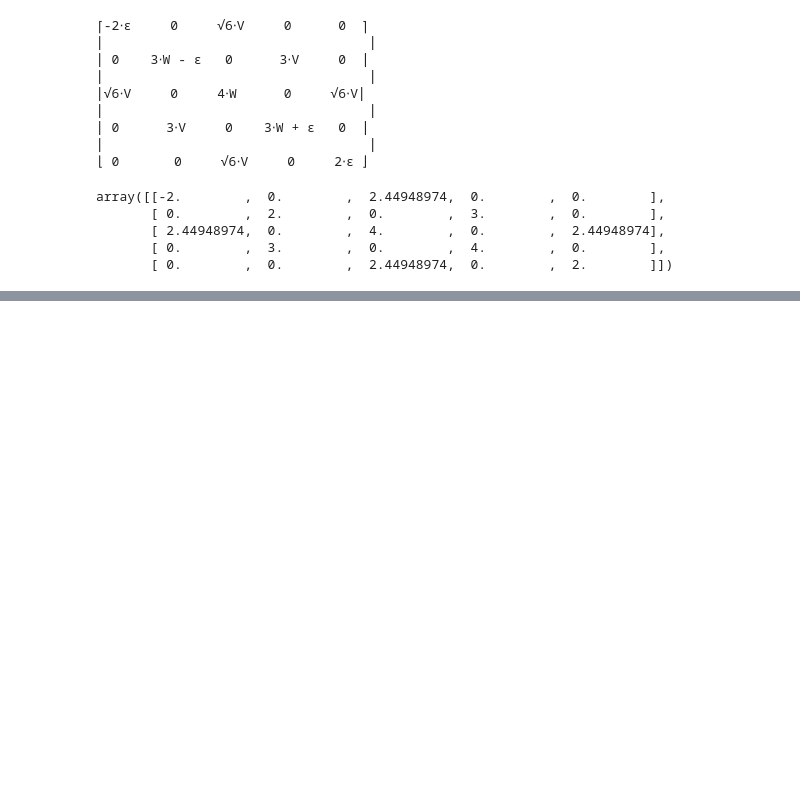
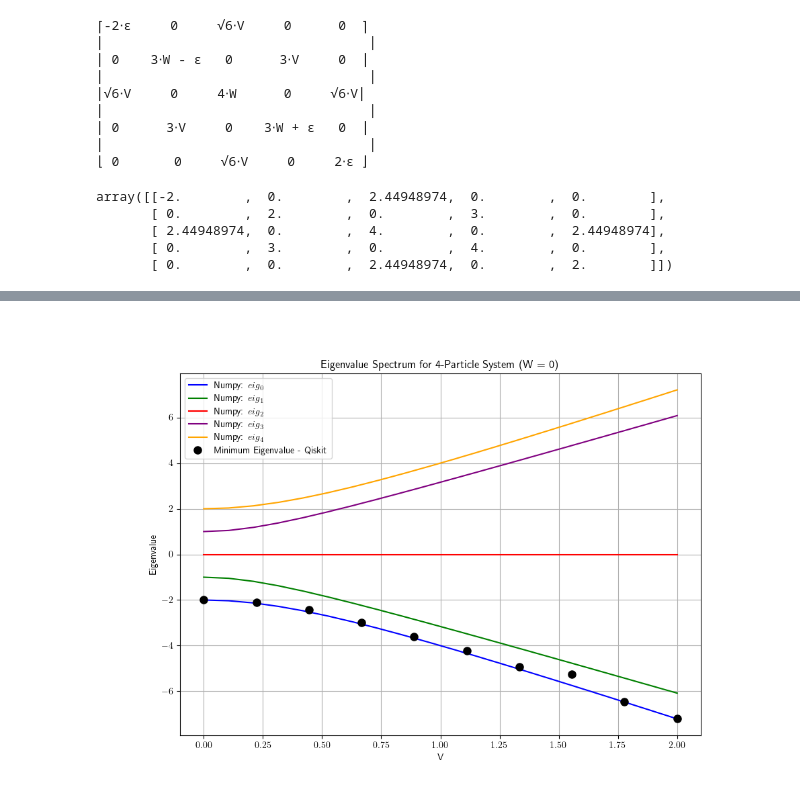
Before and after one commit to elepiersan/FYS5419-Piersanti, a Jupyter notebook: Project1/Project1.ipynb, the cells around one changed output, grey strips where cells are left out. Saved outputs shown, nothing was run; the diff lists cells and outputs as text; code cells hidden in the pictures; blank space fills up the shorter version.

```diff
--- a/Project1/Project1.ipynb
+++ b/Project1/Project1.ipynb
@@ -1186,0 +1310,26 @@ We can rearrange the Hamiltonian such that it has a block diagonal structure
+# %%
+plt.figure(figsize=(10, 7))
+
+# Define V arrays for 20 and 10 sample points
+V_vals_20 = np.linspace(0, 2, 20)
+V_vals_10 = np.linspace(0, 2, 10)
+
+# Plot the Numpy eigenvalues (5 eigenvalues)
+plt.plot(V_vals_20, Eigenvalue_4p_W0[0, :], linestyle="-", color="blue", label=r"Numpy: $eig_0$ ")
+plt.plot(V_vals_20, Eigenvalue_4p_W0[1, :], linestyle="-", color="green", label=r"Numpy: $eig_1$")
+plt.plot(V_vals_20, Eigenvalue_4p_W0[2, :], linestyle="-", color="red", label=r"Numpy: $eig_2$ ")
+plt.plot(V_vals_20, Eigenvalue_4p_W0[3, :], linestyle="-", color="purple", label=r"Numpy: $eig_3$ ")
+plt.plot(V_vals_20, Eigenvalue_4p_W0[4, :], linestyle="-", color="orange", label=r"Numpy: $eig_4$ ")
+
+# Plot the minimum eigenvalues from another method
+plt.plot(V_vals_10, minimum_eigenvalues_4p_W0, 'o', markersize=8, color="black", label="Minimum Eigenvalue - Qiskit")
+
+# Add labels and title
+plt.xlabel("V")
+plt.ylabel("Eigenvalue")
+plt.title("Eigenvalue Spectrum for 4-Particle System (W = 0)")
+plt.grid(True)
+plt.legend(loc="best")
+plt.show()
+# %% [output]
+[figure, added]
```
Also changed, not shown: parts of 74 cells of this notebook, 3 other files.
